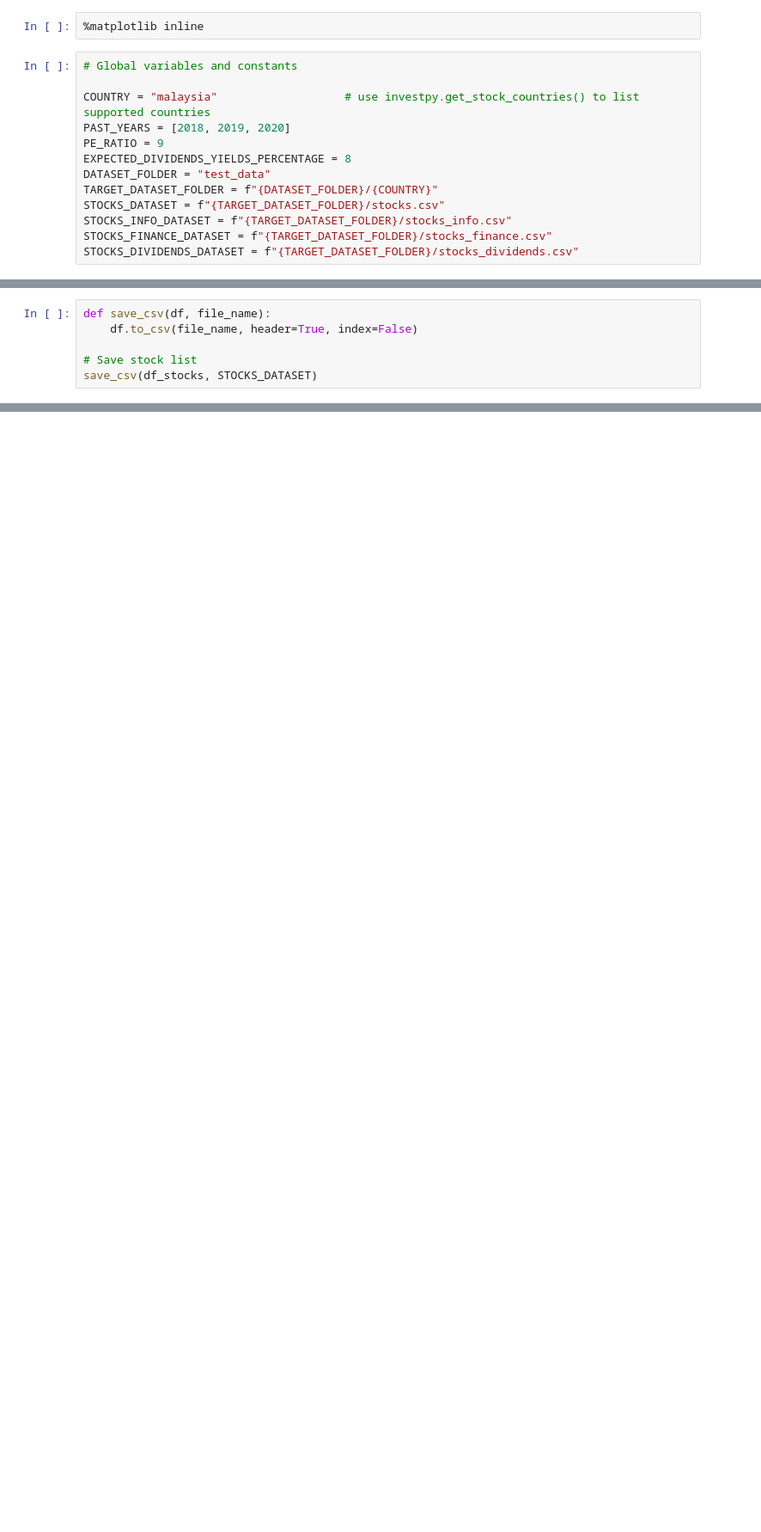
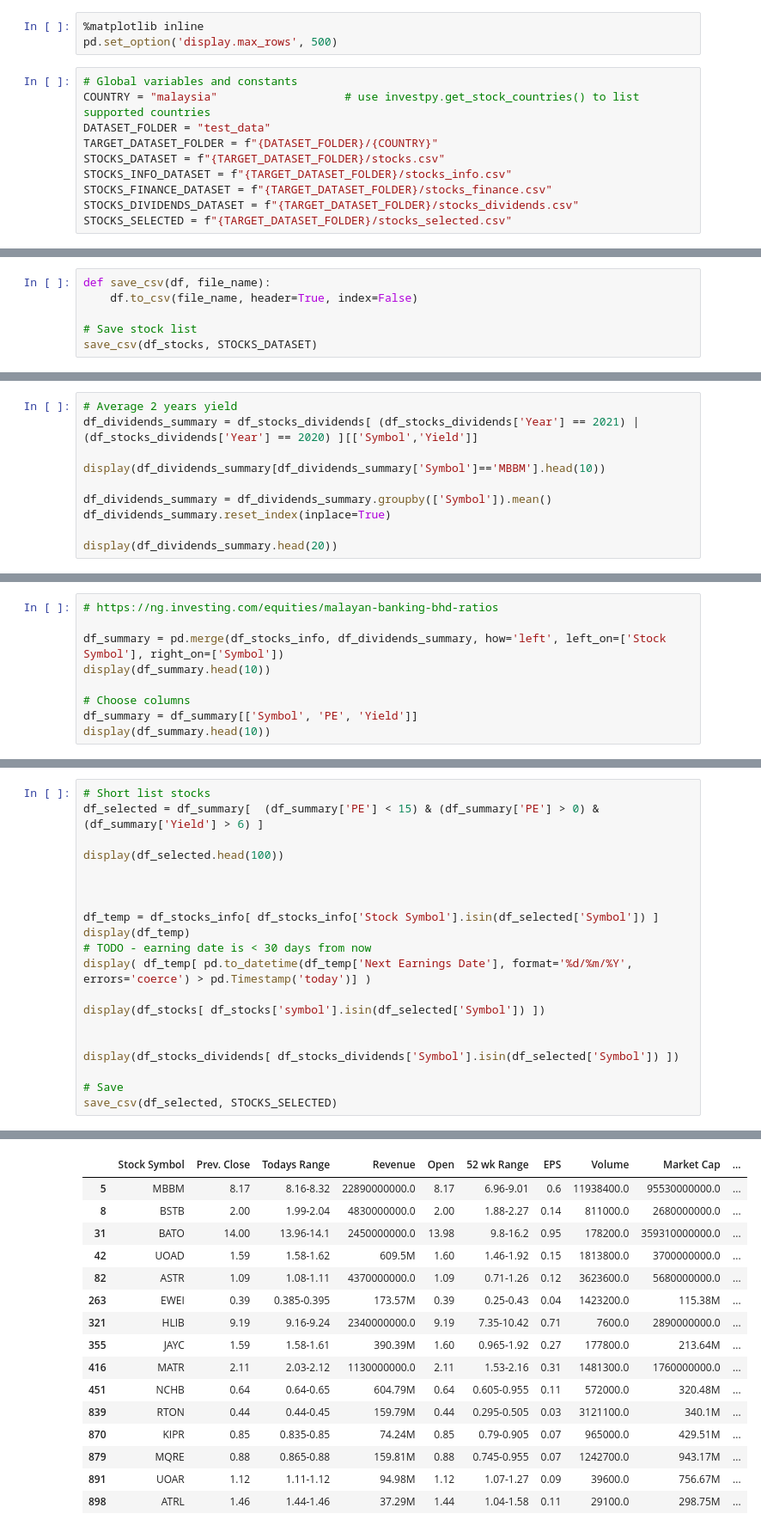
Before and after one commit to alpha2phi/jupyter-notebooks, a Jupyter notebook: nbs/02_00_stocks_selection.ipynb, the cells around one changed output, grey strips where cells are left out. Shown at 86% size. Drawn from its saved outputs; the diff is of its cells as text; blank space fills up the shorter version.

```diff
--- a/nbs/02_00_stocks_selection.ipynb
+++ b/nbs/02_00_stocks_selection.ipynb
@@ -19,19 +21,17 @@ from dataclasses import dataclass, field
 from typing import List
 # %%
 %matplotlib inline
+pd.set_option('display.max_rows', 500)
 # %%
 # Global variables and constants
-
 COUNTRY = "malaysia"                   # use investpy.get_stock_countries() to list supported countries
-PAST_YEARS = [2018, 2019, 2020]
-PE_RATIO = 9
-EXPECTED_DIVIDENDS_YIELDS_PERCENTAGE = 8
 DATASET_FOLDER = "test_data"
 TARGET_DATASET_FOLDER = f"{DATASET_FOLDER}/{COUNTRY}"
 STOCKS_DATASET = f"{TARGET_DATASET_FOLDER}/stocks.csv"
 STOCKS_INFO_DATASET = f"{TARGET_DATASET_FOLDER}/stocks_info.csv"
 STOCKS_FINANCE_DATASET = f"{TARGET_DATASET_FOLDER}/stocks_finance.csv"
 STOCKS_DIVIDENDS_DATASET = f"{TARGET_DATASET_FOLDER}/stocks_dividends.csv"
+STOCKS_SELECTED = f"{TARGET_DATASET_FOLDER}/stocks_selected.csv"
 # %%
 def create_folder(folder):
     """Create folder if not exists"""
@@ -157,0 +247,10 @@ download_stocks_dividends(df_stocks)
+# %%
+# Average 2 years yield
+df_dividends_summary = df_stocks_dividends[ (df_stocks_dividends['Year'] == 2021) | (df_stocks_dividends['Year'] == 2020) ][['Symbol','Yield']]
+
+display(df_dividends_summary[df_dividends_summary['Symbol']=='MBBM'].head(10))
+
+df_dividends_summary = df_dividends_summary.groupby(['Symbol']).mean()
+df_dividends_summary.reset_index(inplace=True)
+
+display(df_dividends_summary.head(20))
@@ -157,0 +279,9 @@ download_stocks_dividends(df_stocks)
+# %%
+# https://ng.investing.com/equities/malayan-banking-bhd-ratios
+
+df_summary = pd.merge(df_stocks_info, df_dividends_summary, how='left', left_on=['Stock Symbol'], right_on=['Symbol'])
+display(df_summary.head(10))
+
+# Choose columns
+df_summary = df_summary[['Symbol', 'PE', 'Yield']]
+display(df_summary.head(10))
@@ -157,0 +311,21 @@ download_stocks_dividends(df_stocks)
+# %%
+# Short list stocks
+df_selected = df_summary[  (df_summary['PE'] < 15) & (df_summary['PE'] > 0) & (df_summary['Yield'] > 6) ]
+
+display(df_selected.head(100))
+
+
+
+df_temp = df_stocks_info[ df_stocks_info['Stock Symbol'].isin(df_selected['Symbol']) ]
+display(df_temp)
+# TODO - earning date is < 30 days from now
+display( df_temp[ pd.to_datetime(df_temp['Next Earnings Date'], format='%d/%m/%Y', errors='coerce') > pd.Timestamp('today')] )
+
+display(df_stocks[ df_stocks['symbol'].isin(df_selected['Symbol']) ])
+
+
+display(df_stocks_dividends[ df_stocks_dividends['Symbol'].isin(df_selected['Symbol']) ])
+
+# Save
+save_csv(df_selected, STOCKS_SELECTED)
+# %% [output]
@@ -157,0 +348,16 @@ download_stocks_dividends(df_stocks)
+|  | Stock Symbol | Prev. Close | Todays Range | Revenue | Open | 52 wk Range | EPS | Volume | Market Cap | ... |
+| 5 | MBBM | 8.17 | 8.16-8.32 | 22890000000.0 | 8.17 | 6.96-9.01 | 0.6 | 11938400.0 | 95530000000.0 | ... |
+| 8 | BSTB | 2.00 | 1.99-2.04 | 4830000000.0 | 2.00 | 1.88-2.27 | 0.14 | 811000.0 | 2680000000.0 | ... |
+| 31 | BATO | 14.00 | 13.96-14.1 | 2450000000.0 | 13.98 | 9.8-16.2 | 0.95 | 178200.0 | 359310000000.0 | ... |
+| 42 | UOAD | 1.59 | 1.58-1.62 | 609.5M | 1.60 | 1.46-1.92 | 0.15 | 1813800.0 | 3700000000.0 | ... |
+| 82 | ASTR | 1.09 | 1.08-1.11 | 4370000000.0 | 1.09 | 0.71-1.26 | 0.12 | 3623600.0 | 5680000000.0 | ... |
+| 263 | EWEI | 0.39 | 0.385-0.395 | 173.57M | 0.39 | 0.25-0.43 | 0.04 | 1423200.0 | 115.38M | ... |
+| 321 | HLIB | 9.19 | 9.16-9.24 | 2340000000.0 | 9.19 | 7.35-10.42 | 0.71 | 7600.0 | 2890000000.0 | ... |
+| 355 | JAYC | 1.59 | 1.58-1.61 | 390.39M | 1.60 | 0.965-1.92 | 0.27 | 177800.0 | 213.64M | ... |
+| 416 | MATR | 2.11 | 2.03-2.12 | 1130000000.0 | 2.11 | 1.53-2.16 | 0.31 | 1481300.0 | 1760000000.0 | ... |
+| 451 | NCHB | 0.64 | 0.64-0.65 | 604.79M | 0.64 | 0.605-0.955 | 0.11 | 572000.0 | 320.48M | ... |
+| 839 | RTON | 0.44 | 0.44-0.45 | 159.79M | 0.44 | 0.295-0.505 | 0.03 | 3121100.0 | 340.1M | ... |
+| 870 | KIPR | 0.85 | 0.835-0.85 | 74.24M | 0.85 | 0.79-0.905 | 0.07 | 965000.0 | 429.51M | ... |
+| 879 | MQRE | 0.88 | 0.865-0.88 | 159.81M | 0.88 | 0.745-0.955 | 0.07 | 1242700.0 | 943.17M | ... |
+| 891 | UOAR | 1.12 | 1.11-1.12 | 94.98M | 1.12 | 1.07-1.27 | 0.09 | 39600.0 | 756.67M | ... |
+| 898 | ATRL | 1.46 | 1.44-1.46 | 37.29M | 1.44 | 1.04-1.58 | 0.11 | 29100.0 | 298.75M | ... |
```
Also changed, not shown: parts of 8 cells of this notebook, 5 other files.
